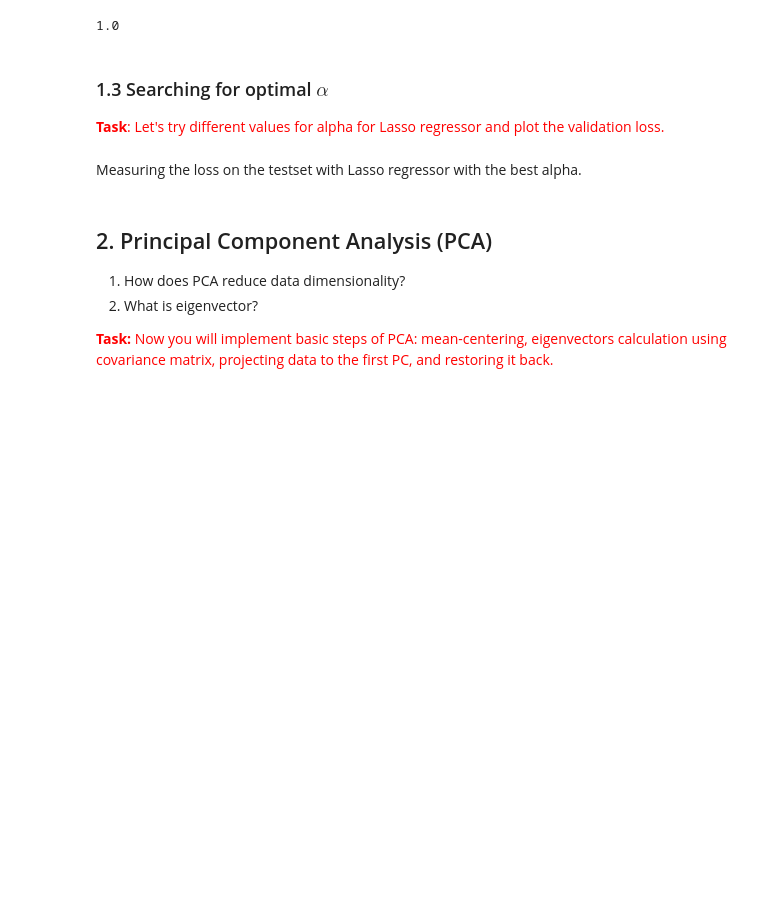
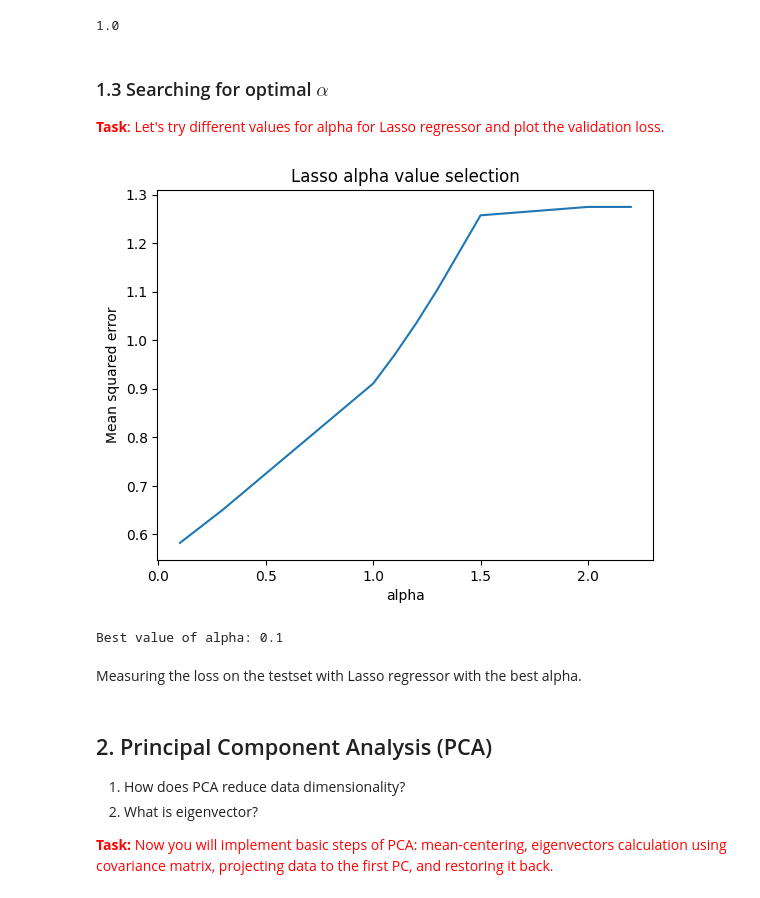
Before and after one commit to The-Great1/machine_learning_course, a Jupyter notebook: Week 4 Lab/Lab-4.ipynb, the cells around one changed output. Saved outputs shown, nothing was run; the diff lists cells and outputs as text; code cells hidden in the pictures; blank space fills up the shorter version.

Commit message:
Find best alpha for Lasso reggressor

```diff
--- a/Week 4 Lab/Lab-4.ipynb
+++ b/Week 4 Lab/Lab-4.ipynb
@@ -70,19 +70,26 @@ lasso.alpha
 # %%
 alphas = [2.2, 2, 1.5, 1.3, 1.2, 1.1, 1, 0.3, 0.1]
 losses = []
 for alpha in alphas:
     # Write (4 lines): create a Lasso regressor with the alpha value.
+    lasso = Lasso(alpha= alpha)
     # Fit it to the training set, then get the prediction of the validation set (x_val).
+    lasso.fit(x_train, y_train)
+    y_pred = lasso.predict(x_val)
     # calculate the mean squared error loss, then append it to the losses array
+    losses.append(mean_squared_error(y_val, y_pred))
     pass
 plt.plot(alphas, losses)
 plt.title("Lasso alpha value selection")
 plt.xlabel("alpha")
 plt.ylabel("Mean squared error")
 plt.show()
 
 best_alpha = alphas[np.argmin(losses)]
 print("Best value of alpha:", best_alpha)
+# %% [output]
+[figure, added]
+Best value of alpha: 0.1
 # %% [markdown]
 Measuring the loss on the testset with Lasso regressor with the best alpha.
 # %%
```
